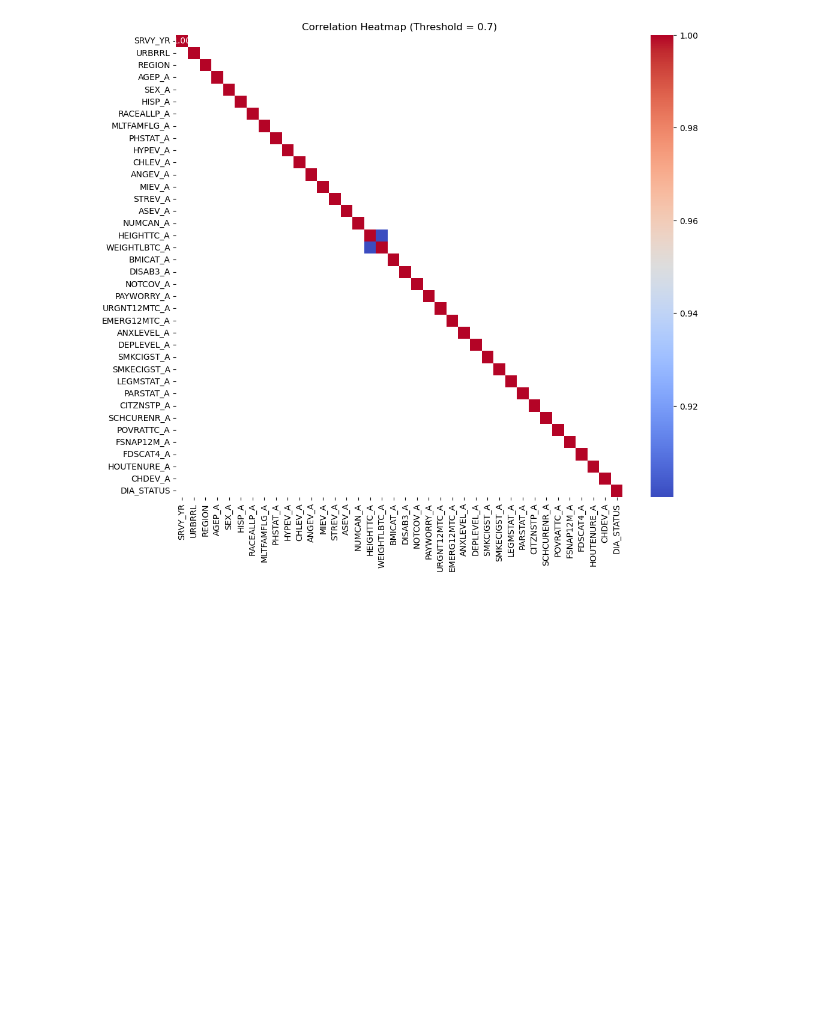
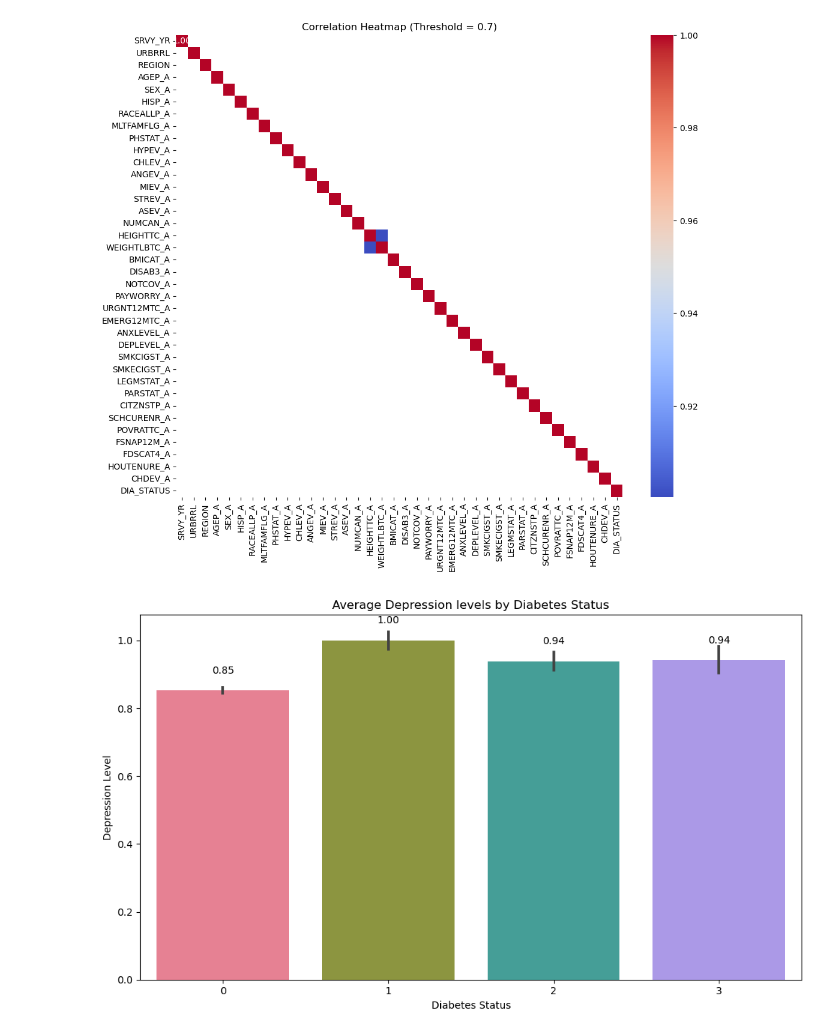
Before and after one commit to MarkusHoyt/Group1_capstone, a Jupyter notebook: TD_Team_1_eda_code.ipynb, the cells around one changed output. Drawn from its saved outputs; the diff is of its cells as text; code cells hidden in the pictures; blank space fills up the shorter version.

```diff
--- a/TD_Team_1_eda_code.ipynb
+++ b/TD_Team_1_eda_code.ipynb
@@ -47,3 +72,28 @@ plt.title('Correlation Heatmap (Threshold = 0.7)')
 plt.show()
 # %% [output]
 [figure]
+# %%
+# Average Depression levels by Diabetes Status
+
+plt.figure(figsize=(10, 6))
+
+# Calculate average depression levels by diabetes status
+average_depression_by_status = adult.groupby('DIA_STATUS')['DEPLEVEL_A'].mean()
+
+# Create the bar plot
+ax = sns.barplot(data=adult, x='DIA_STATUS', y='DEPLEVEL_A', palette='husl')
+
+# Add title and labels
+plt.title('Average Depression levels by Diabetes Status')
+plt.xlabel('Diabetes Status')
+plt.ylabel('Depression Level')
+
+# Add average depression levels on top of bars
+for i, val in enumerate(average_depression_by_status):
+    ax.text(i, val + 0.05, f'{val:.2f}', ha='center', color='black')
+
+# Show the plot
+plt.tight_layout()
+plt.show()
+# %% [output]
+[figure, added]
```
Also changed, not shown: parts of 6 cells of this notebook.
